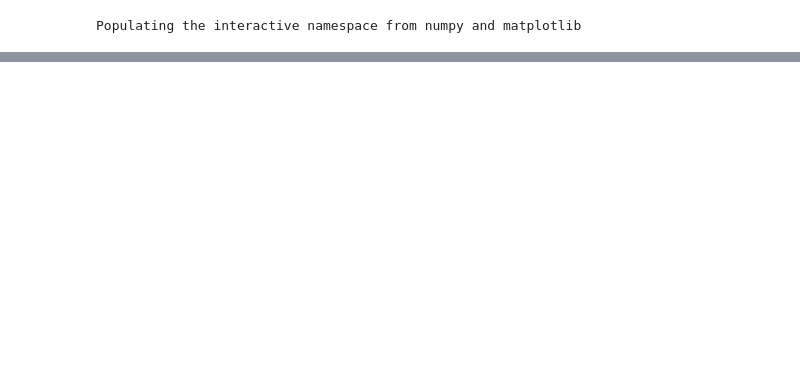
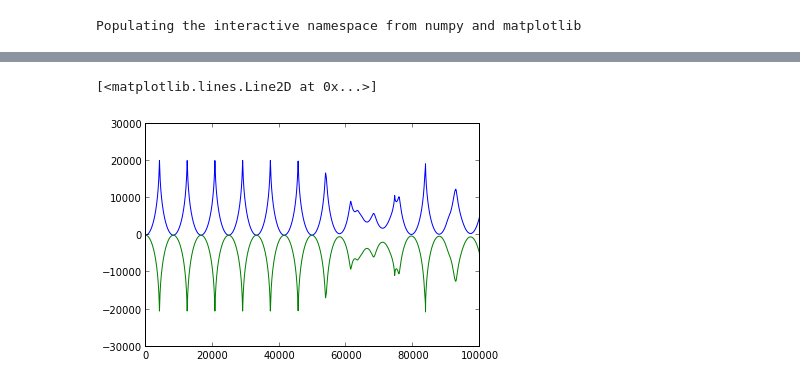
Before and after one commit to JuanRAlvarez/Tarea-6, a Jupyter notebook: Punto-2/Gráficas.ipynb, the cells around one changed output, grey strips where cells are left out. Drawn from its saved outputs; the diff is of its cells as text; code cells hidden in the pictures; blank space fills up the shorter version.

```diff
--- a/Punto-2/Gráficas.ipynb
+++ b/Punto-2/Gráficas.ipynb
@@ -29,0 +13,6 @@ scatter(data[0,6],data[0,7])
+# %%
+plot(datos[:,9])
+plot(datos[:,10])
+# %% [output]
+[<matplotlib.lines.Line2D at 0x...>]
+[figure, added]
```
Also changed, not shown: parts of 5 cells of this notebook, 35 other files.
